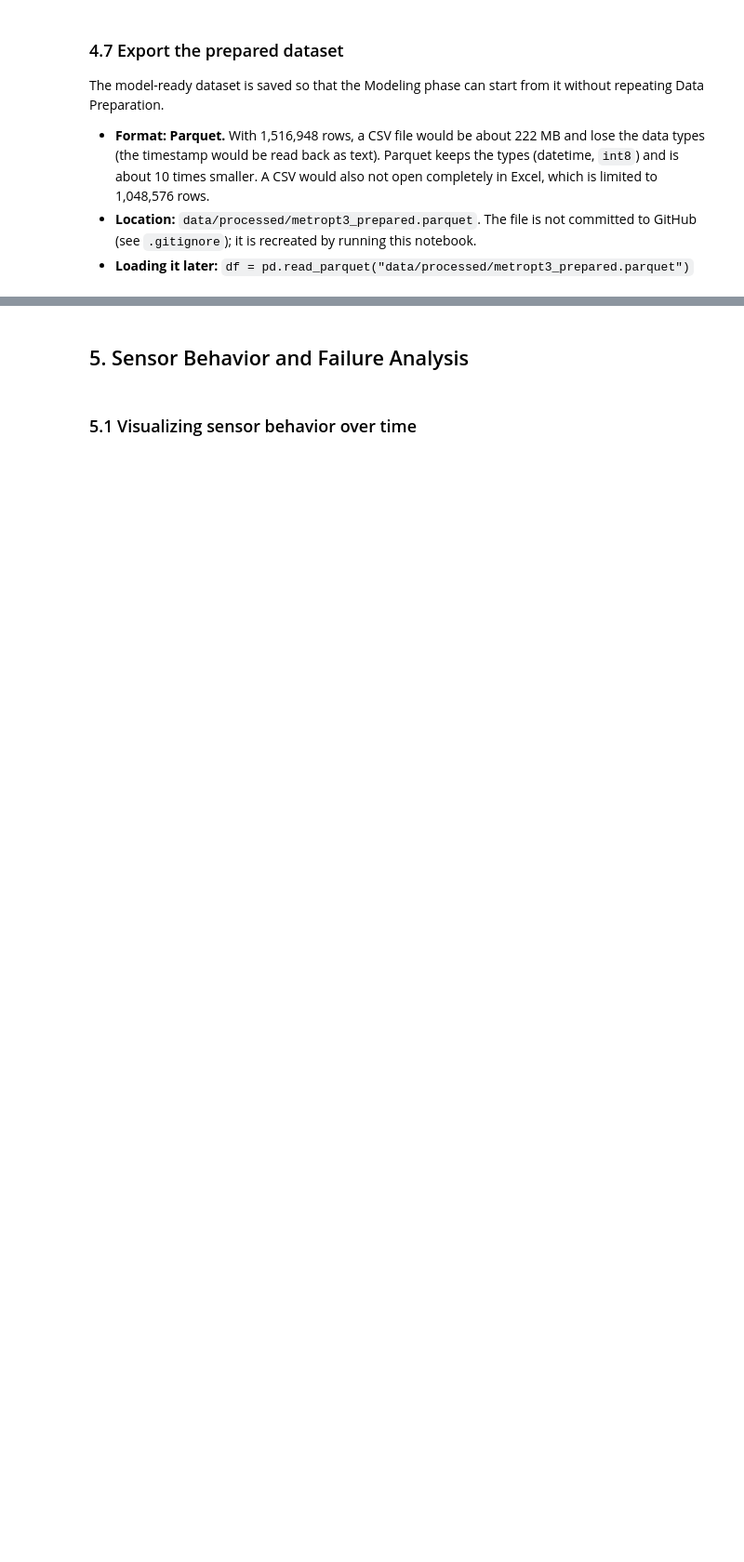
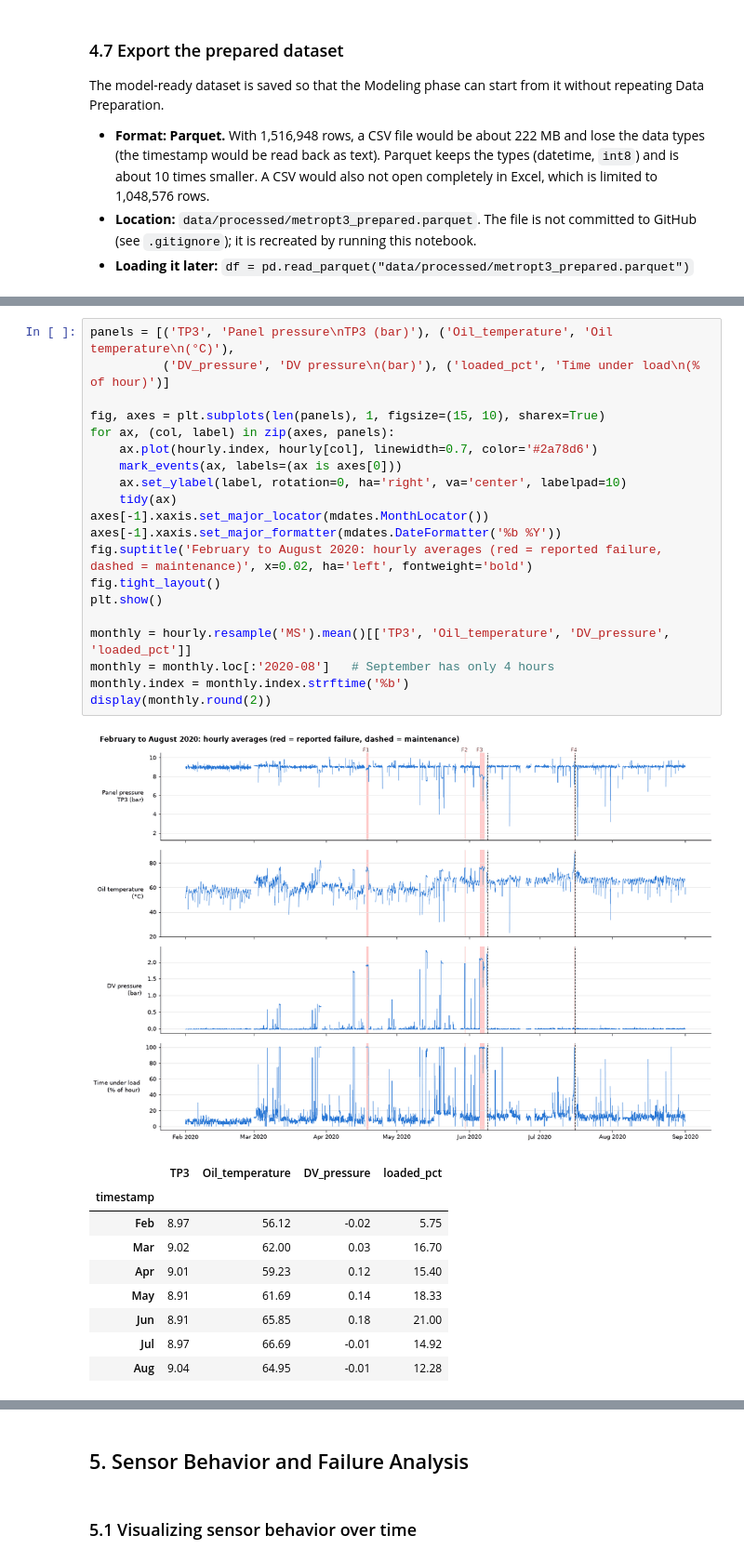
Before and after one commit to Agrima010/industrial-analytics-predictive-maintenance, a Jupyter notebook: MetroPT3_Data Exploratory Analysis.ipynb, the cells around one changed output, grey strips where cells are left out. Shown at 93% size. Saved outputs shown, nothing was run; the diff lists cells and outputs as text; blank space fills up the shorter version.

```diff
--- a/MetroPT3_Data Exploratory Analysis.ipynb
+++ b/MetroPT3_Data Exploratory Analysis.ipynb
@@ -1654,0 +1853,31 @@ Export verified: True
+# %%
+panels = [('TP3', 'Panel pressure\nTP3 (bar)'), ('Oil_temperature', 'Oil temperature\n(°C)'),
+          ('DV_pressure', 'DV pressure\n(bar)'), ('loaded_pct', 'Time under load\n(% of hour)')]
+
+fig, axes = plt.subplots(len(panels), 1, figsize=(15, 10), sharex=True)
+for ax, (col, label) in zip(axes, panels):
+    ax.plot(hourly.index, hourly[col], linewidth=0.7, color='#2a78d6')
+    mark_events(ax, labels=(ax is axes[0]))
+    ax.set_ylabel(label, rotation=0, ha='right', va='center', labelpad=10)
+    tidy(ax)
+axes[-1].xaxis.set_major_locator(mdates.MonthLocator())
+axes[-1].xaxis.set_major_formatter(mdates.DateFormatter('%b %Y'))
+fig.suptitle('February to August 2020: hourly averages (red = reported failure, dashed = maintenance)', x=0.02, ha='left', fontweight='bold')
+fig.tight_layout()
+plt.show()
+
+monthly = hourly.resample('MS').mean()[['TP3', 'Oil_temperature', 'DV_pressure', 'loaded_pct']]
+monthly = monthly.loc[:'2020-08']   # September has only 4 hours
+monthly.index = monthly.index.strftime('%b')
+display(monthly.round(2))
+# %% [output]
+[figure, added]
+|  | TP3 | Oil_temperature | DV_pressure | loaded_pct |
+| timestamp |  |  |  |  |
+| Feb | 8.97 | 56.12 | -0.02 | 5.75 |
+| Mar | 9.02 | 62.00 | 0.03 | 16.70 |
+| Apr | 9.01 | 59.23 | 0.12 | 15.40 |
+| May | 8.91 | 61.69 | 0.14 | 18.33 |
+| Jun | 8.91 | 65.85 | 0.18 | 21.00 |
+| Jul | 8.97 | 66.69 | -0.01 | 14.92 |
+| Aug | 9.04 | 64.95 | -0.01 | 12.28 |
```
Also changed, not shown: parts of 42 cells of this notebook, 1 other file.
